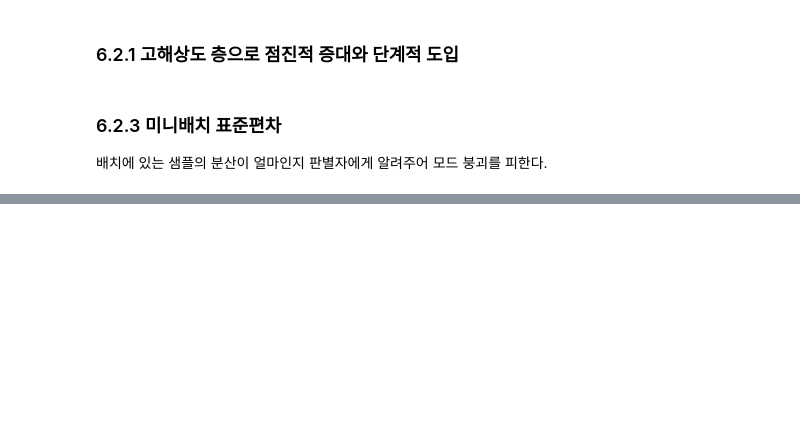
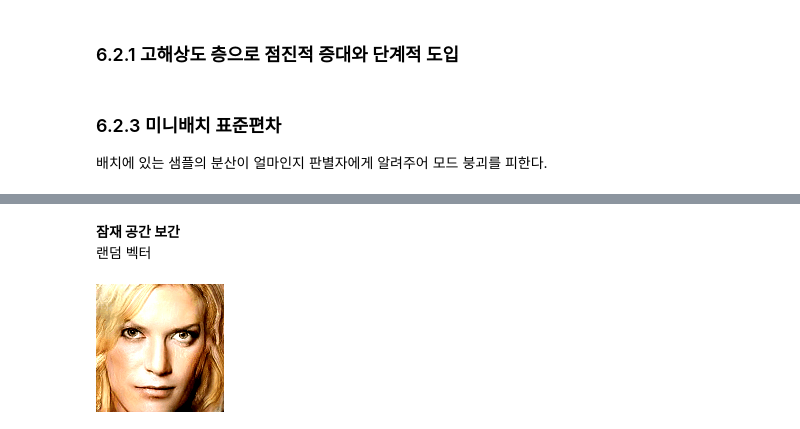
Before and after one commit to rpdahxn/GANsInAction, a Jupyter notebook: ch06_ProGAN.ipynb, the cells around one changed output, grey strips where cells are left out. Saved outputs shown, nothing was run; the diff lists cells and outputs as text; code cells hidden in the pictures; blank space fills up the shorter version.

```diff
--- a/ch06_ProGAN.ipynb
+++ b/ch06_ProGAN.ipynb
@@ -72,0 +191,22 @@ def minibatch_std_layer(layer, group_size=4):
+# %% [markdown]
+**잠재 공간 보간**
+랜덤 벡터
+# %%
+def interpolate_between_vectors():
+    module = hub.KerasLayer("https://tfhub.dev/google/progan-128/1")
+
+    # 다른 랜덤 벡터를 사용하려면 시드 값을 변경하세요.
+    v1 = tf.random.normal([latent_dim], seed=3)
+    v2 = tf.random.normal([latent_dim], seed=1)
+
+    # v1과 v2 사이 25개의 스텝을 담은 보간 텐서를 만듭니다.
+    vectors = interpolate_hypersphere(v1, v2, 25)
+
+    # 모듈을 사용해 잠재 공간에서 이미지를 생성합니다.
+    interpolated_images = module(vectors)
+
+    animate(interpolated_images)
+
+interpolate_between_vectors()
+# %% [output]
+[figure, added]
```
Also changed, not shown: parts of 12 cells of this notebook.
